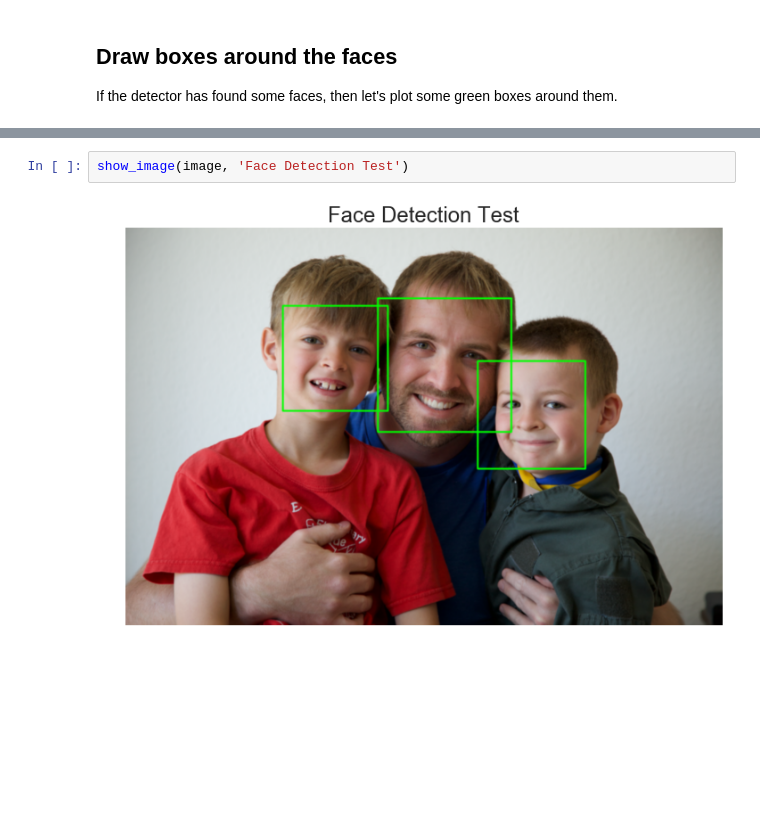
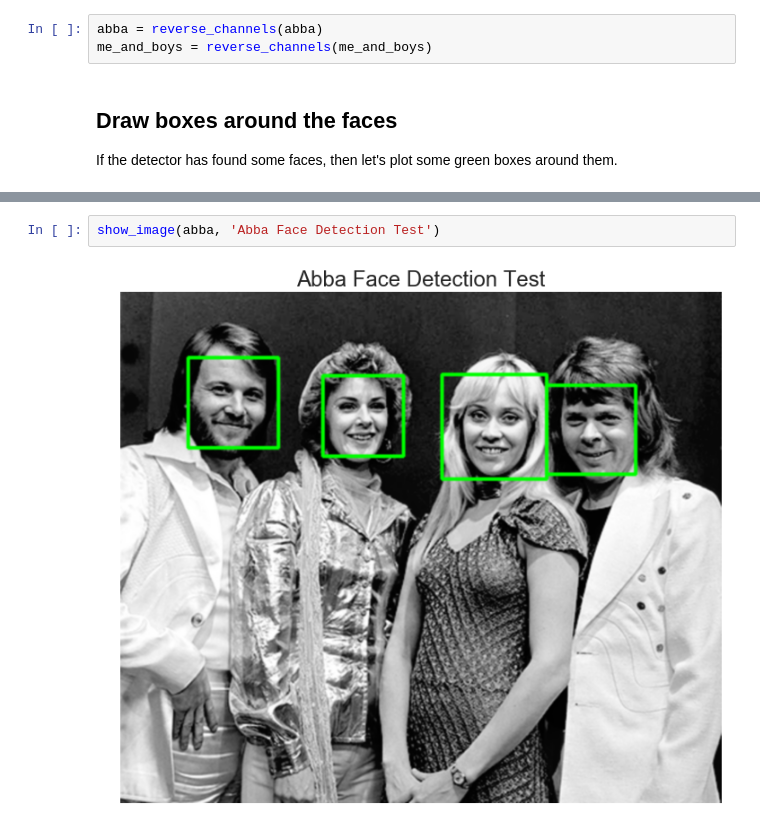
Before and after one commit to mikelane/FaceRecognition, a Jupyter notebook: Cascade_Face_Detection/Haar_Cascade_Face_Detection.ipynb, the cells around one changed output, grey strips where cells are left out. Saved outputs shown, nothing was run; the diff lists cells and outputs as text; blank space fills up the shorter version.

```diff
--- a/Cascade_Face_Detection/Haar_Cascade_Face_Detection.ipynb
+++ b/Cascade_Face_Detection/Haar_Cascade_Face_Detection.ipynb
@@ -62,3 +90,6 @@ image = reverse_channels(image)
+# %%
+abba = reverse_channels(abba)
+me_and_boys = reverse_channels(me_and_boys)
 # %% [markdown]
 ## Draw boxes around the faces
 If the detector has found some faces, then let's plot some green boxes around them.
@@ -70,4 +108,4 @@ for (x, y, w, h) in faces:
 # %%
-show_image(image, 'Face Detection Test')
+show_image(abba, 'Abba Face Detection Test')
 # %% [output]
-[figure, old version]
+[figure, new version]
```
Also changed, not shown: parts of 16 cells of this notebook, 1 other file.
